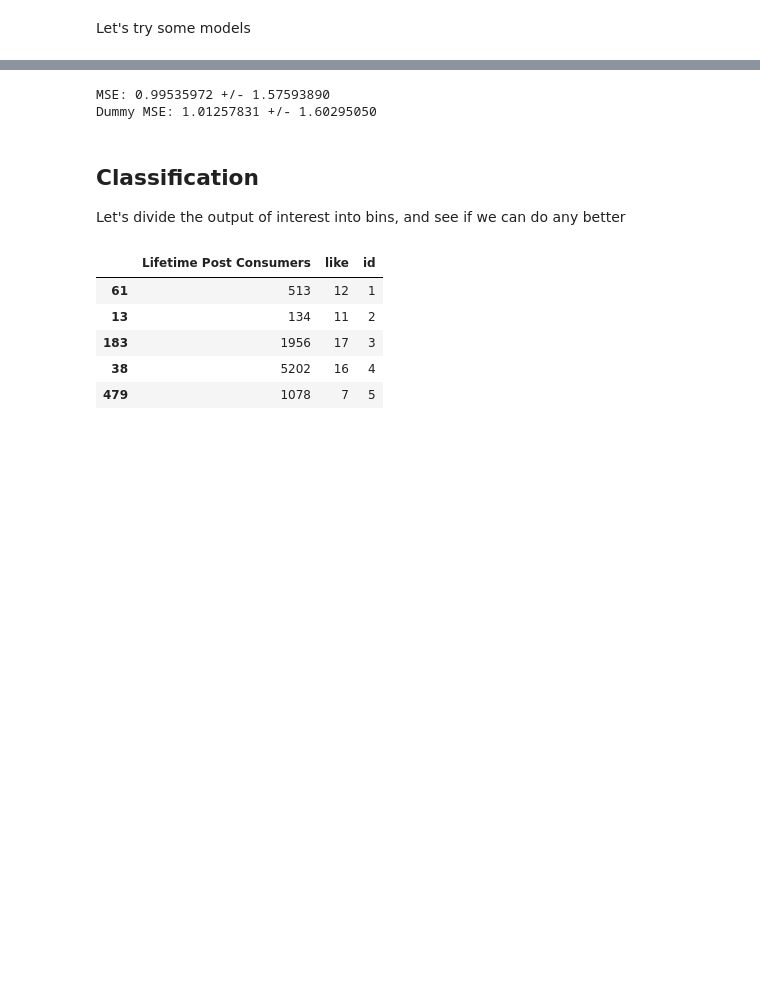
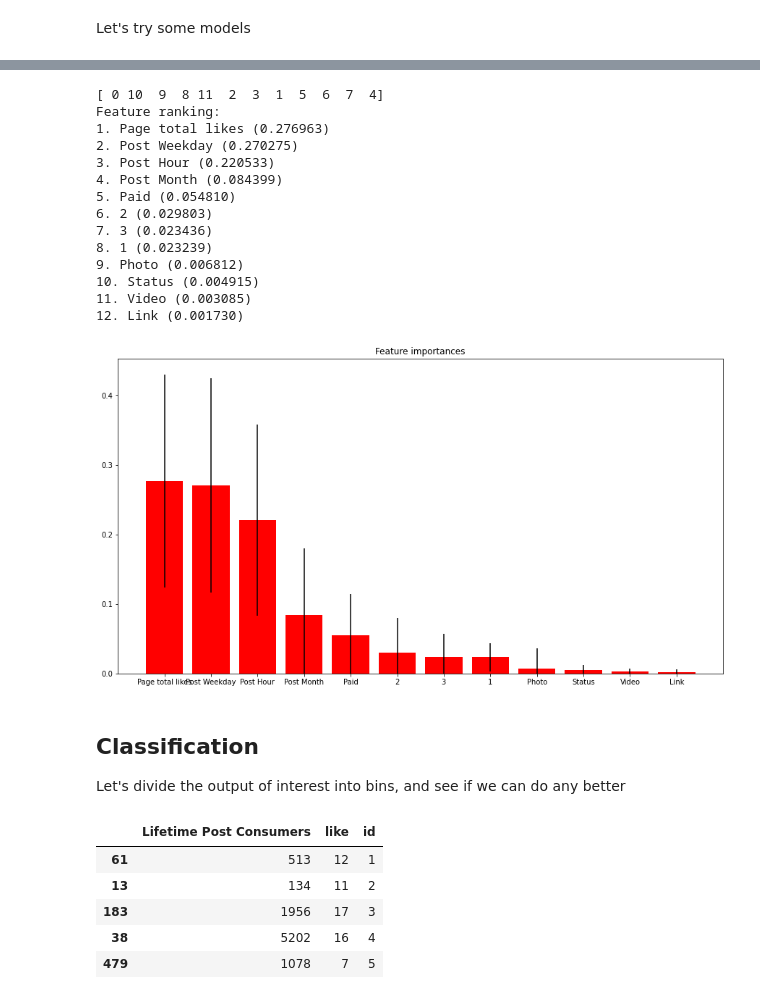
Before and after one commit to albanda/CE888-2023, a Jupyter notebook: lab3-modelling/facebook.ipynb, the cells around one changed output, grey strips where cells are left out. Cells and saved outputs as stored; diff of their text form; code cells hidden in the pictures; blank space fills up the shorter version.

```diff
--- a/lab3-modelling/facebook.ipynb
+++ b/lab3-modelling/facebook.ipynb
@@ -320,16 +321,51 @@ Random Forest: 1.4319 ((bias^2) + (var)) = 1.1842 (bias^2) + 0.2478 (var)
-# %%
-#clf = RandomForestRegressor(n_estimators=1000,max_depth=2)
-clf = BayesianRidge(normalize=True)
-scores = cross_val_score(clf, X_processed, y.ravel(), cv=10, scoring = make_scorer(mse))
-
-dummy_clf = DummyRegressor(strategy='mean')
-dummy_scores = cross_val_score(dummy_clf, X_processed, y.ravel(), cv=10, scoring = make_scorer(mse))
-
-print("MSE: %0.8f +/- %0.8f" % (scores.mean(), scores.std()))
-print("Dummy MSE: %0.8f +/- %0.8f" % (dummy_scores.mean(), dummy_scores.std()))
-# %% [output]
-MSE: 0.99535972 +/- 1.57593890
-Dummy MSE: 1.01257831 +/- 1.60295050
+# %%
+# Let's see the feature importances for our classifier
+
+clf = RandomForestRegressor()
+clf.fit(X_processed, y)
+
+
+importances = clf.feature_importances_
+std = np.std([tree.feature_importances_ for tree in clf.estimators_],
+             axis=0)
+indices = np.argsort(importances)[::-1]
+print(indices)
+# Let's get the attibute names:
+extra_attribs = ['Post Month', 'Post Hour', 'Post Weekday', 'Paid']  # the ones we didn't modify in the transformer
+cat_encoder = colTransformer.named_transformers_['cat']
+cat_oho_attributes = oho_categories = [item for sublist in cat_encoder.categories_ for item in sublist]
+feat_names = num_features + cat_oho_attributes + extra_attribs
+
+# Print the feature ranking
+print("Feature ranking:")
+for f in range(X_processed.shape[1]):
+    print("%d. %s (%f)" % (f + 1, feat_names[indices[f]],  importances[indices[f]]))
+
+# Plot the feature importances of the forest
+fig = plt.figure()
+plt.title("Feature importances")
+plt.bar(range(X_processed.shape[1]), importances[indices], color="r", yerr=std[indices], align="center")
+plt.xticks(range(X_processed.shape[1]), np.array(feat_names)[indices])
+plt.xlim([-1, X_processed.shape[1]])
+plt.ylim([0, None])
+
+fig.set_size_inches(15, 8)
+# %% [output]
+[ 0 10  9  8 11  2  3  1  5  6  7  4]
+Feature ranking:
+1. Page total likes (0.276963)
+2. Post Weekday (0.270275)
+3. Post Hour (0.220533)
+4. Post Month (0.084399)
+5. Paid (0.054810)
+6. 2 (0.029803)
+7. 3 (0.023436)
+8. 1 (0.023239)
+9. Photo (0.006812)
+10. Status (0.004915)
+11. Video (0.003085)
+12. Link (0.001730)
+[figure, added]
 # %% [markdown]
 ## Classification
 
```
Also changed, not shown: parts of 8 cells of this notebook.
